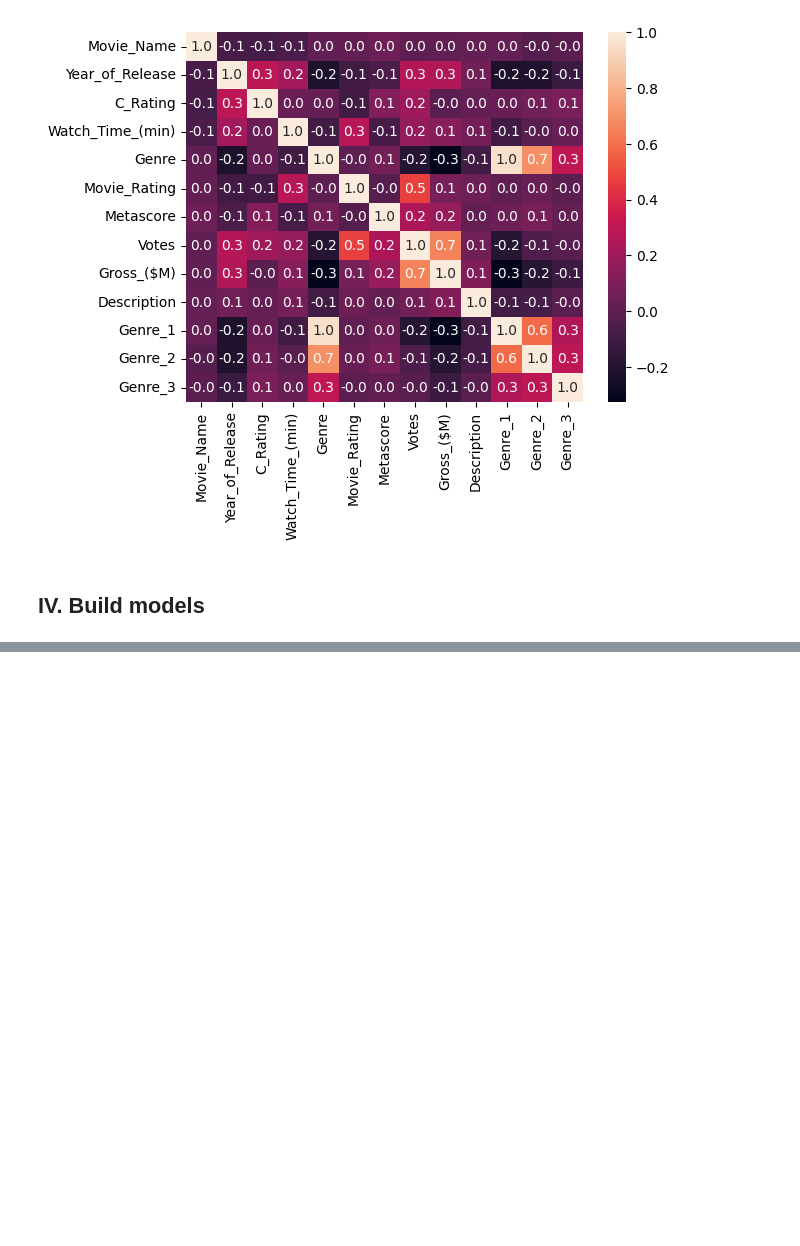
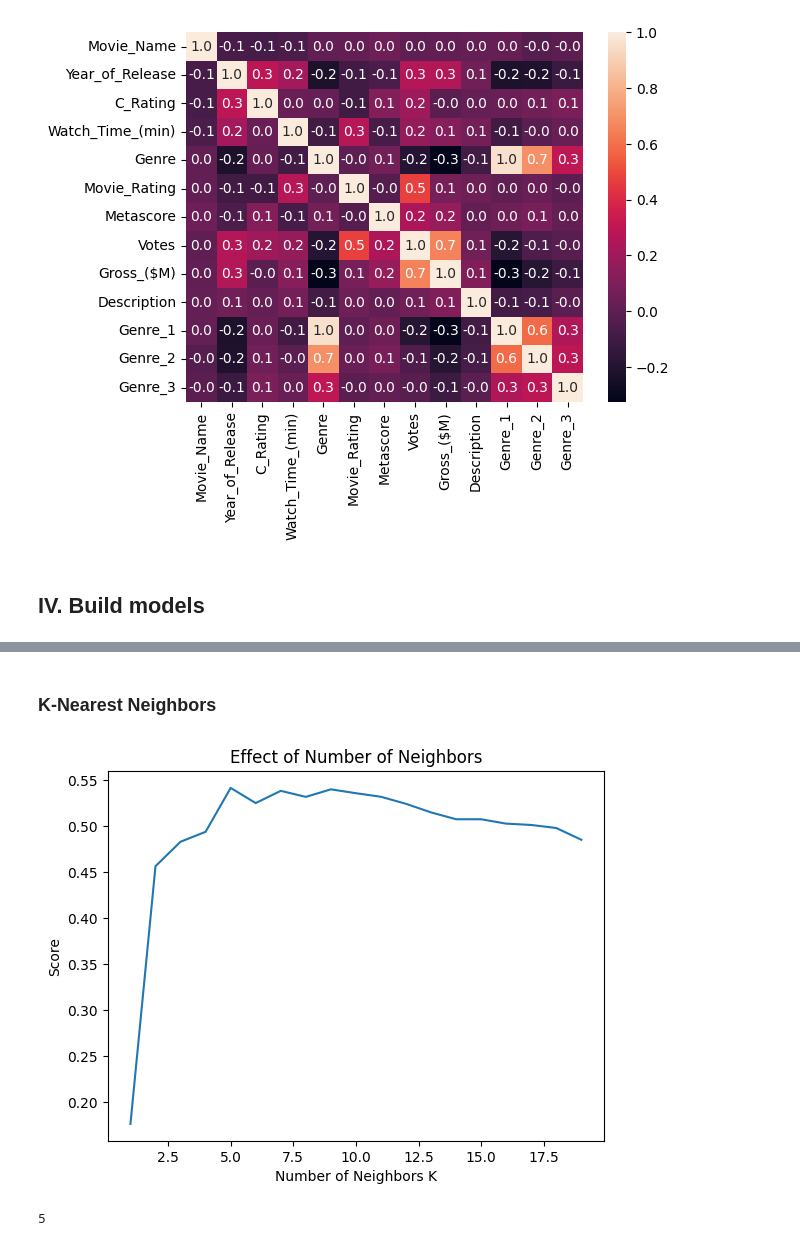
Before and after one commit to Skywoodthefifth/Web-Scraping, a Jupyter notebook: SmallDataModel.ipynb, the cells around one changed output, grey strips where cells are left out. Drawn from its saved outputs; the diff is of its cells as text; code cells hidden in the pictures; blank space fills up the shorter version.

```diff
--- a/SmallDataModel.ipynb
+++ b/SmallDataModel.ipynb
@@ -461,0 +507,23 @@ X_train, X_test, y_train, y_test = train_test_split(X_scale, y, test_size = 0.3,
+# %% [markdown]
+### K-Nearest Neighbors
+# %%
+model_KNN = KNeighborsRegressor()
+
+n_neighbors = np.arange(1, 20, 1)
+scores = []
+for n in n_neighbors:
+    model_KNN.set_params(n_neighbors=n)
+    model_KNN.fit(X_train, y_train)
+    scores.append(model_KNN.score(X_test, y_test))
+
+plt.title("Effect of Number of Neighbors")
+plt.xlabel("Number of Neighbors K")
+plt.ylabel("Score")
+plt.plot(n_neighbors, scores)
+plt.show()
+
+best_n_neighbors = n_neighbors[np.argmax(scores)]
+n_neighbors[np.argmax(scores)]
+# %% [output]
+[figure, added]
+5
```
Also changed, not shown: parts of 21 cells of this notebook.
